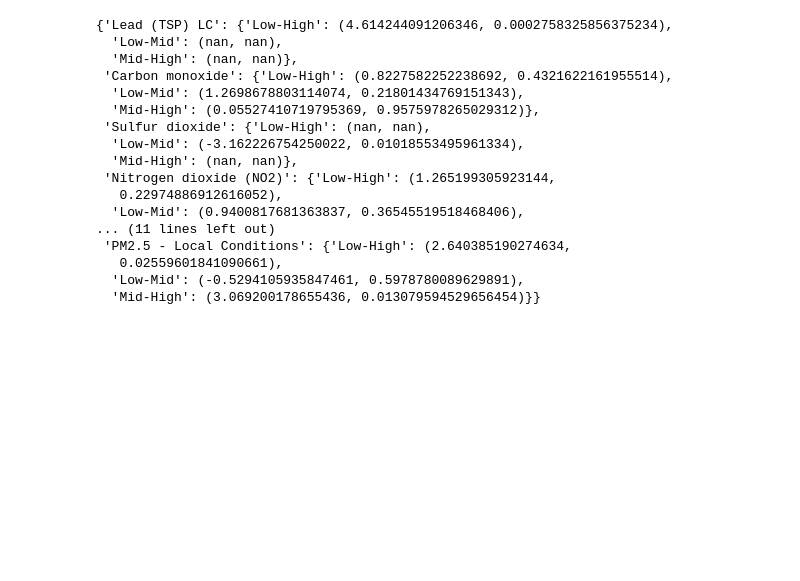
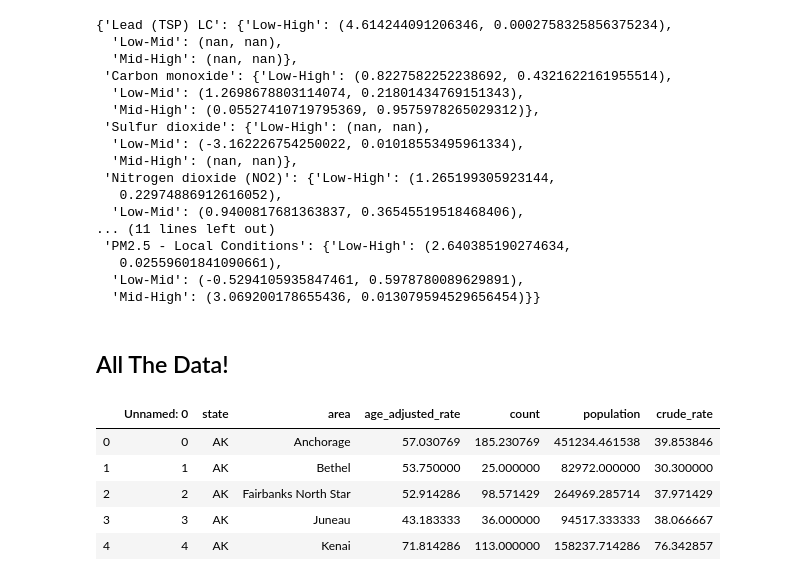
Before and after one commit to bbjornstad-flatiron/flatiron-mod3-project, a Jupyter notebook: data_analysis.ipynb, the cells around one changed output. Cells and saved outputs as stored; diff of their text form; code cells hidden in the pictures; blank space fills up the shorter version.

```diff
--- a/data_analysis.ipynb
+++ b/data_analysis.ipynb
@@ -354,3 +354,5 @@ actual_test_results
    0.02559601841090661),
   'Low-Mid': (-0.5294105935847461, 0.5978780089629891),
   'Mid-High': (3.069200178655436, 0.013079594529656454)}}
+# %% [markdown]
+## All The Data!
@@ -356,0 +362,9 @@ actual_test_results
+# %%
+all_states_cancer_rates.head()
+# %% [output]
+|  | Unnamed: 0 | state | area | age_adjusted_rate | count | population | crude_rate |
+| 0 | 0 | AK | Anchorage | 57.030769 | 185.230769 | 451234.461538 | 39.853846 |
+| 1 | 1 | AK | Bethel | 53.750000 | 25.000000 | 82972.000000 | 30.300000 |
+| 2 | 2 | AK | Fairbanks North Star | 52.914286 | 98.571429 | 264969.285714 | 37.971429 |
+| 3 | 3 | AK | Juneau | 43.183333 | 36.000000 | 94517.333333 | 38.066667 |
+| 4 | 4 | AK | Kenai | 71.814286 | 113.000000 | 158237.714286 | 76.342857 |
```
Also changed, not shown: parts of 14 cells of this notebook, 9 other files.
